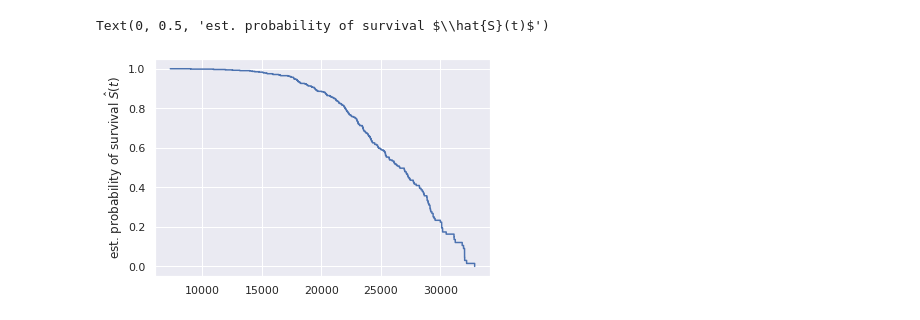
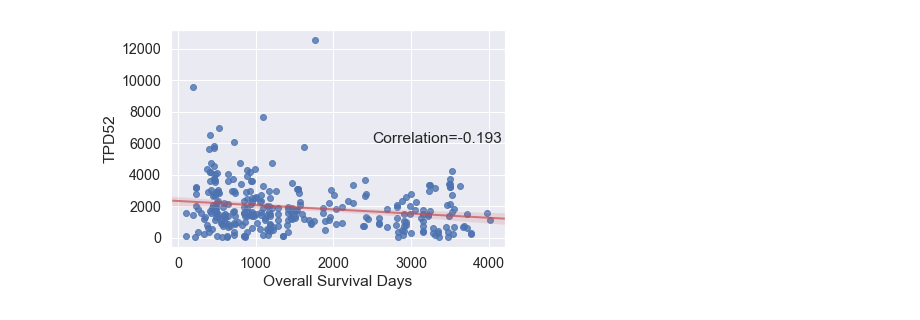
Before and after one commit to boringariel/scikit-learn, a Jupyter notebook: with_lifeline.ipynb, the cells around one changed output. Saved outputs shown, nothing was run; the diff lists cells and outputs as text; code cells hidden in the pictures.

```diff
--- a/with_lifeline.ipynb
+++ b/with_lifeline.ipynb
@@ -15,5 +0,0 @@ sb.set()
-# %%
-df = pd.read_csv('./clinical_data_2.csv')
-df = df[0:-1]
-
-df.tail()
@@ -26,0 +1,19 @@ df.tail()
+# %%
+import pandas as pd
+import numpy as np
+import seaborn as sns
+import matplotlib.pyplot as plt
+sns.set(font_scale=1.3)
+from statannot import add_stat_annotation
+
+#seaborn Gr-Bk-Rd palette
+pal = sns.diverging_palette(127.7, 12.2, l=53.4, n=255, center="dark")
+
+pd.set_option('display.max_columns', 500)
+
+from lifelines import KaplanMeierFitter
+from lifelines.statistics import logrank_test
+import matplotlib.pyplot as plt
+kmf = KaplanMeierFitter()
+
+from scipy import stats
@@ -27,2 +49,8 @@ df.tail()
+# %%
+ax = sns.regplot(x=df["Overall Survival Days"], y=df["TPD52"], line_kws={"color":"r","alpha":0.7,"lw":2})
+ax.text(2500,6000,'Correlation=%.3f'% scipy.stats.spearmanr(df)[0])
+plt.savefig('./reg.png', dpi=300, bbox_inches='tight')
+# %% [output]
+[figure, added]
 # %%
 #converting data: vital_status >>> bool, days_to_birth >>> abs(int)
@@ -31,8 +58,0 @@ df['days_to_birth'] = abs(df['days_to_birth'].astype(int))
-# %%
-#K-M plot
-time, survival_prob = kaplan_meier_estimator(df["vital_status"], df["days_to_birth"])
-plt.step(time, survival_prob, where="post")
-plt.ylabel("est. probability of survival $\hat{S}(t)$")
-# %% [output]
-Text(0, 0.5, 'est. probability of survival $\\hat{S}(t)$')
-[figure, removed]
```
Also changed, not shown: parts of 19 cells of this notebook, 2 other files.
